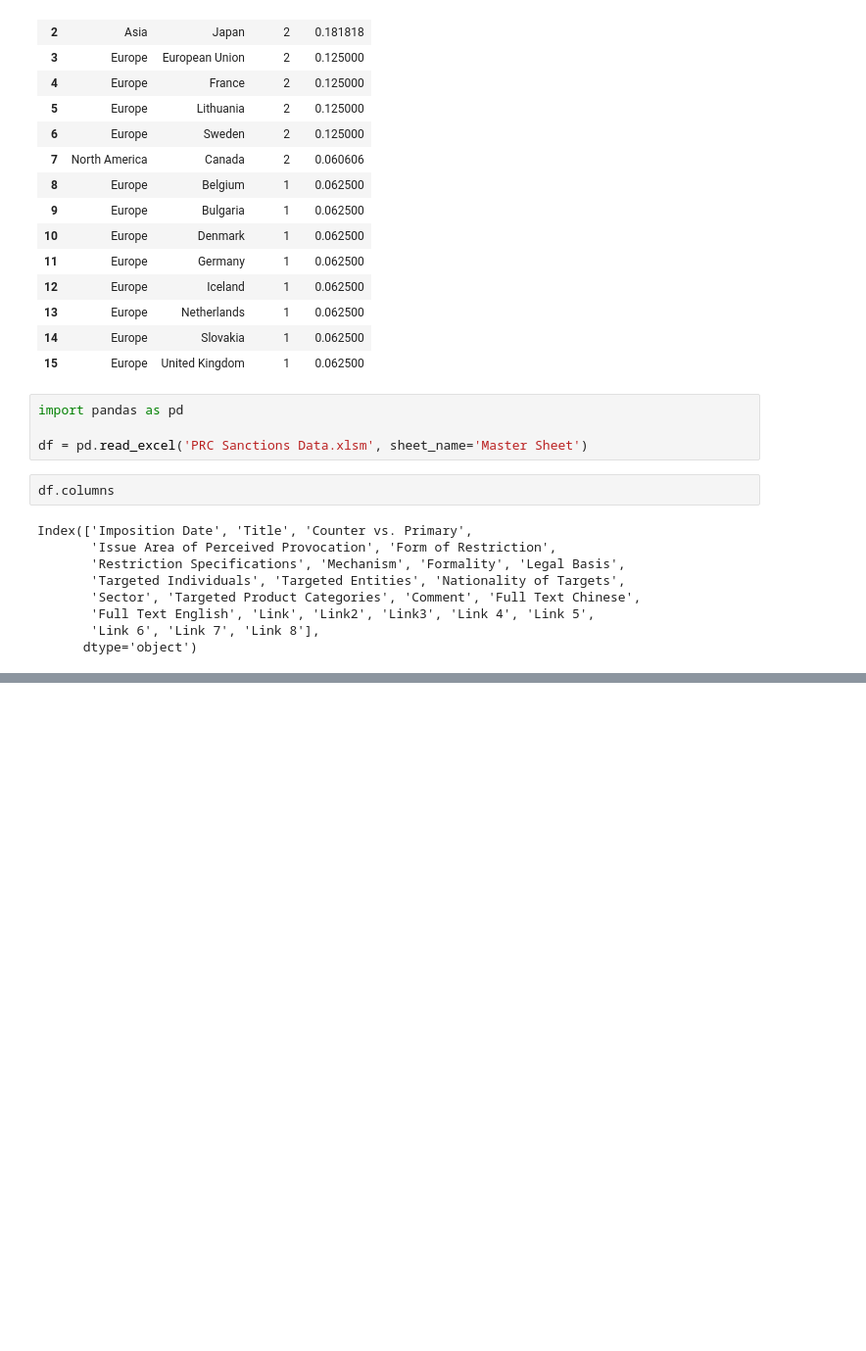
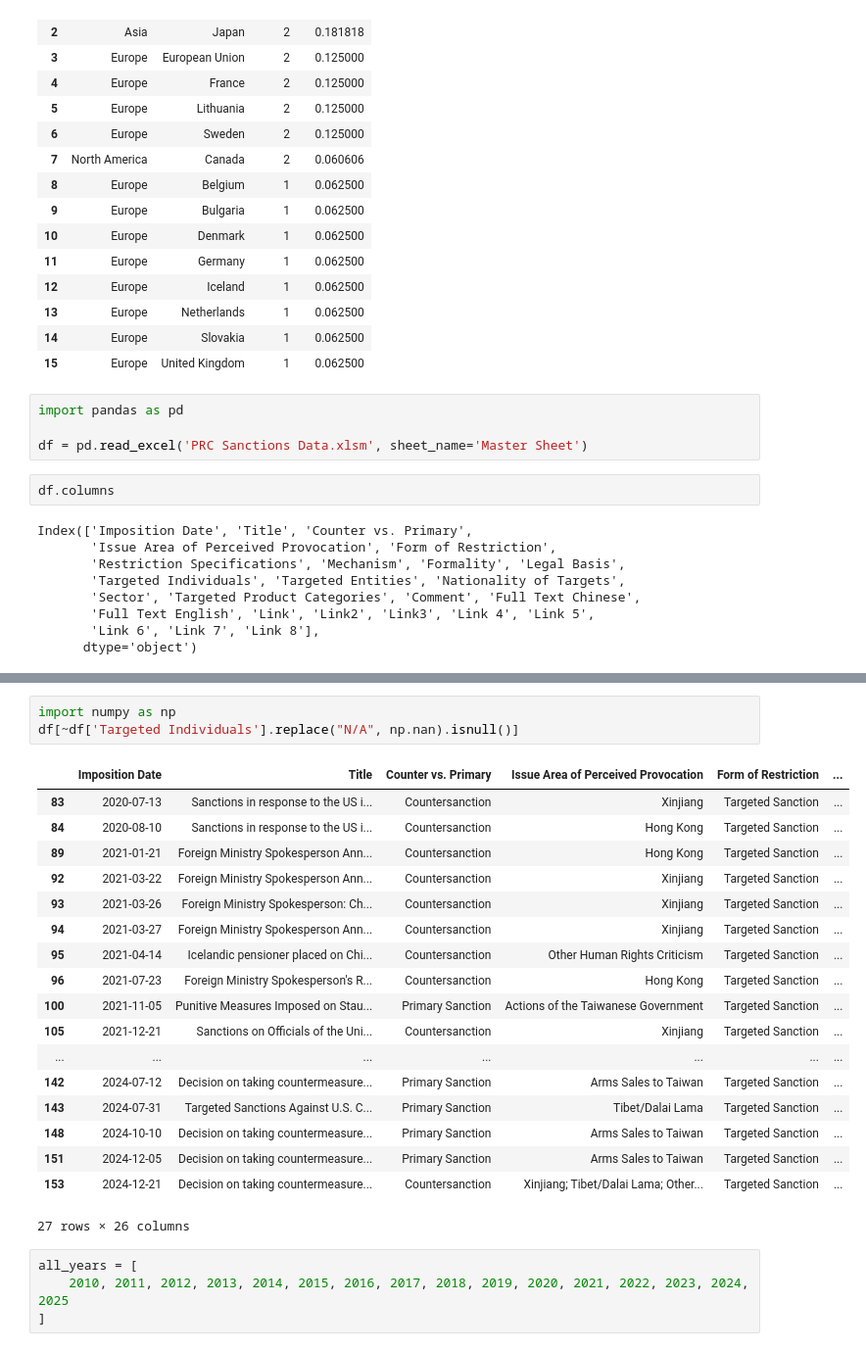
Before and after one commit to pnadelofficial/bohman_china_sanctions, a Jupyter notebook: testing.ipynb, the cells around one changed output, grey strips where cells are left out. Shown at 98% size. Saved outputs shown, nothing was run; the diff lists cells and outputs as text; blank space fills up the shorter version.

```diff
--- a/testing.ipynb
+++ b/testing.ipynb
@@ -471,0 +507,26 @@ Index(['Imposition Date', 'Title', 'Counter vs. Primary',
+# %%
+import numpy as np
+df[~df['Targeted Individuals'].replace("N/A", np.nan).isnull()]
+# %% [output]
+|  | Imposition Date | Title | Counter vs. Primary | Issue Area of Perceived Provocation | Form of Restriction | ... |
+| 83 | 2020-07-13 | Sanctions in response to the US i... | Countersanction | Xinjiang | Targeted Sanction | ... |
+| 84 | 2020-08-10 | Sanctions in response to the US i... | Countersanction | Hong Kong | Targeted Sanction | ... |
+| 89 | 2021-01-21 | Foreign Ministry Spokesperson Ann... | Countersanction | Hong Kong | Targeted Sanction | ... |
+| 92 | 2021-03-22 | Foreign Ministry Spokesperson Ann... | Countersanction | Xinjiang | Targeted Sanction | ... |
+| 93 | 2021-03-26 | Foreign Ministry Spokesperson: Ch... | Countersanction | Xinjiang | Targeted Sanction | ... |
+| 94 | 2021-03-27 | Foreign Ministry Spokesperson Ann... | Countersanction | Xinjiang | Targeted Sanction | ... |
+| 95 | 2021-04-14 | Icelandic pensioner placed on Chi... | Countersanction | Other Human Rights Criticism | Targeted Sanction | ... |
+| 96 | 2021-07-23 | Foreign Ministry Spokesperson's R... | Countersanction | Hong Kong | Targeted Sanction | ... |
+| 100 | 2021-11-05 | Punitive Measures Imposed on Stau... | Primary Sanction | Actions of the Taiwanese Government | Targeted Sanction | ... |
+| 105 | 2021-12-21 | Sanctions on Officials of the Uni... | Countersanction | Xinjiang | Targeted Sanction | ... |
+| ... | ... | ... | ... | ... | ... | ... |
+| 142 | 2024-07-12 | Decision on taking countermeasure... | Primary Sanction | Arms Sales to Taiwan | Targeted Sanction | ... |
+| 143 | 2024-07-31 | Targeted Sanctions Against U.S. C... | Primary Sanction | Tibet/Dalai Lama | Targeted Sanction | ... |
+| 148 | 2024-10-10 | Decision on taking countermeasure... | Primary Sanction | Arms Sales to Taiwan | Targeted Sanction | ... |
+| 151 | 2024-12-05 | Decision on taking countermeasure... | Primary Sanction | Arms Sales to Taiwan | Targeted Sanction | ... |
+| 153 | 2024-12-21 | Decision on taking countermeasure... | Countersanction | Xinjiang; Tibet/Dalai Lama; Other... | Targeted Sanction | ... |
+27 rows × 26 columns
+# %%
+all_years = [
+    2010, 2011, 2012, 2013, 2014, 2015, 2016, 2017, 2018, 2019, 2020, 2021, 2022, 2023, 2024, 2025
+]
```
Also changed, not shown: parts of 20 cells of this notebook, 1 other file.
